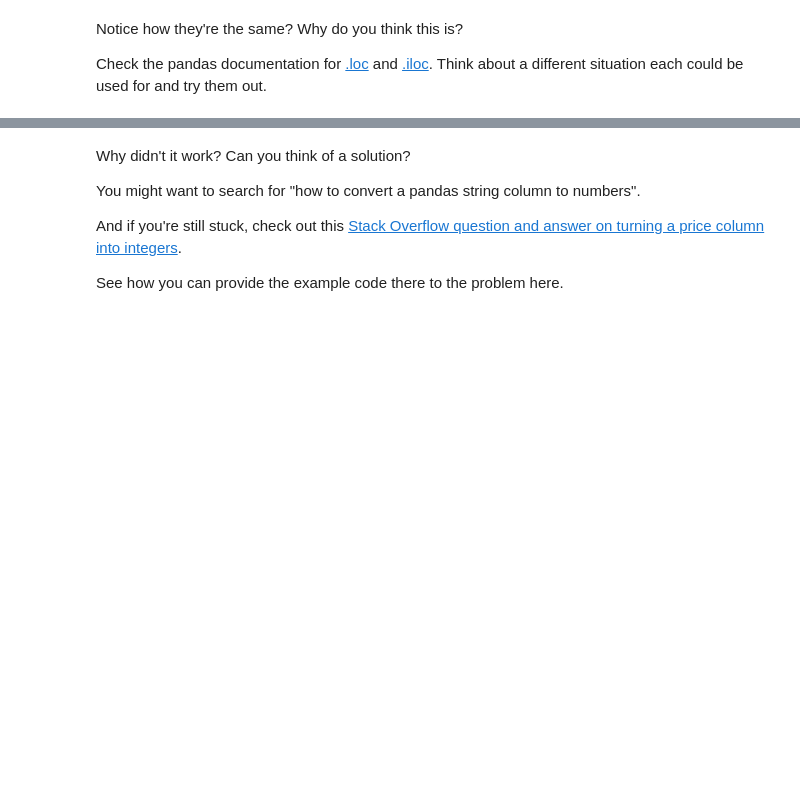
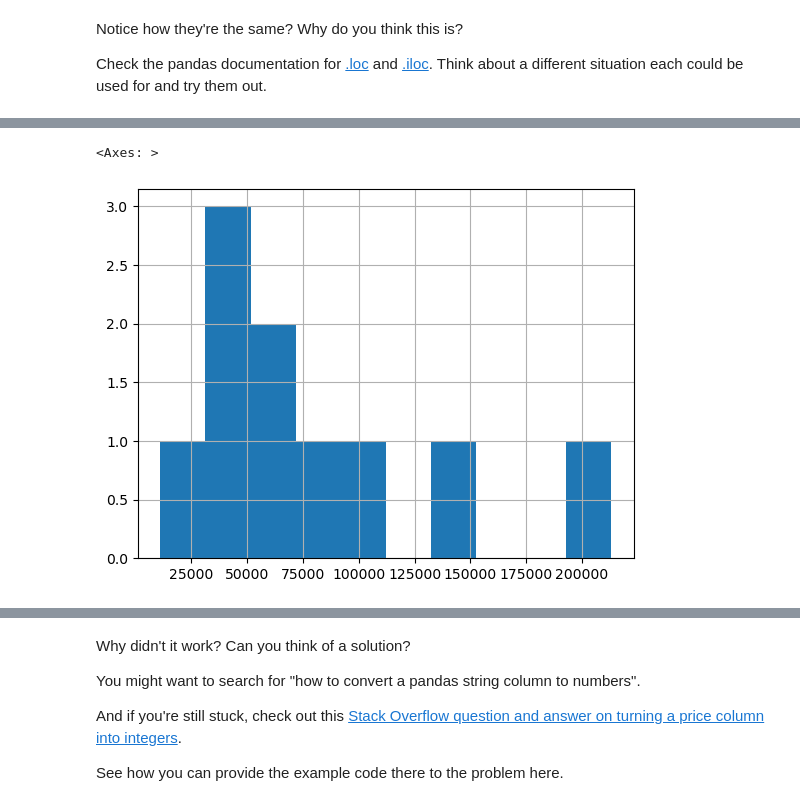
Before and after one commit to RudraMaywad13/ml-course, a Jupyter notebook: sample_project_1/pandas-exercises.ipynb, the cells around one changed output, grey strips where cells are left out. Drawn from its saved outputs; the diff is of its cells as text; code cells hidden in the pictures; blank space fills up the shorter version.

```diff
--- a/sample_project_1/pandas-exercises.ipynb
+++ b/sample_project_1/pandas-exercises.ipynb
@@ -72,4 +247,8 @@ Check the pandas documentation for [.loc](https://pandas.pydata.org/pandas-docs/
 # %%
 # Create a histogram of the Odometer column using hist()
+car_sales["Odometer (KM)"].hist()
+# %% [output]
+<Axes: >
+[figure, added]
 # %%
 # Try to plot the Price column using plot()
```
Also changed, not shown: parts of 51 cells of this notebook, 50 other files.
